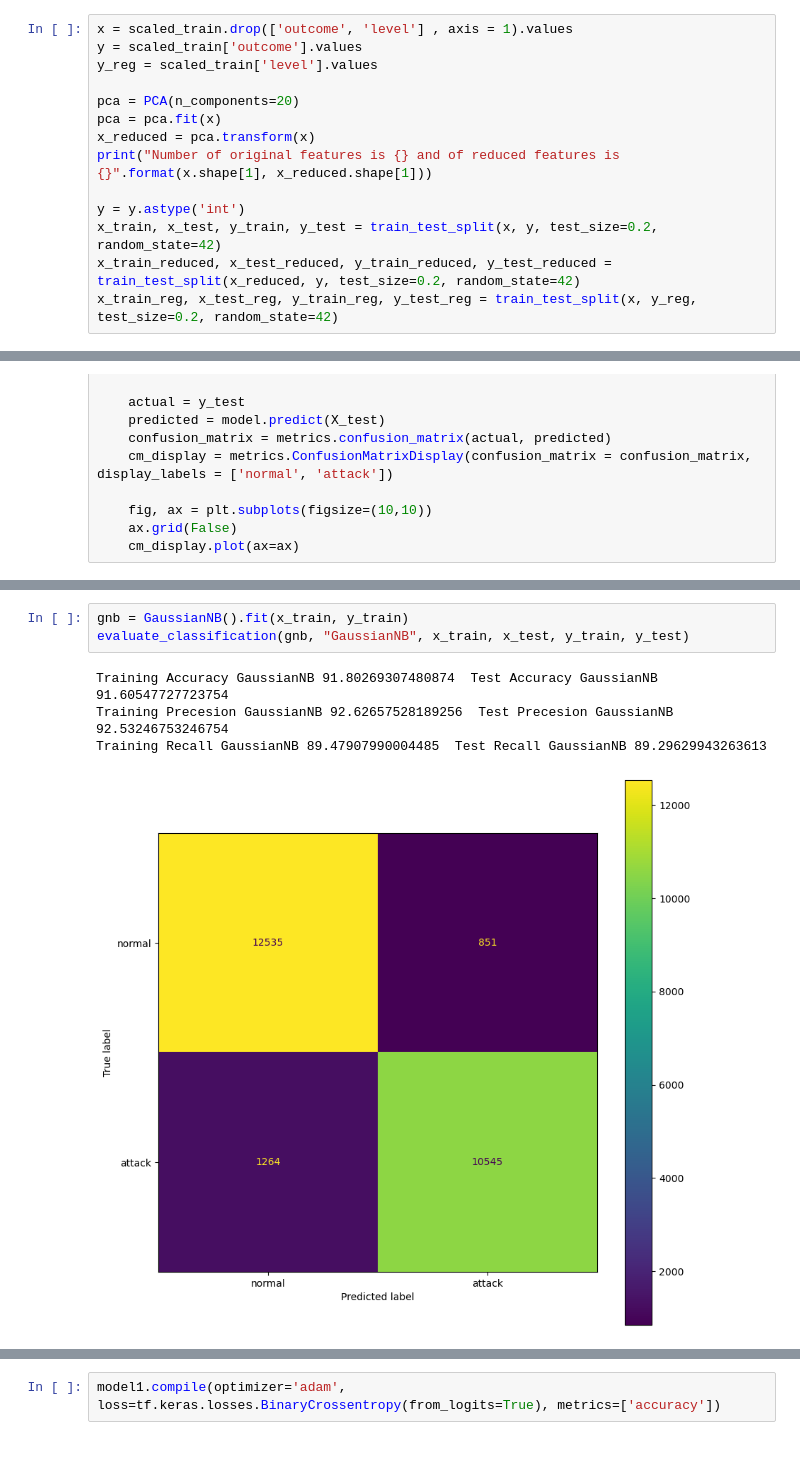
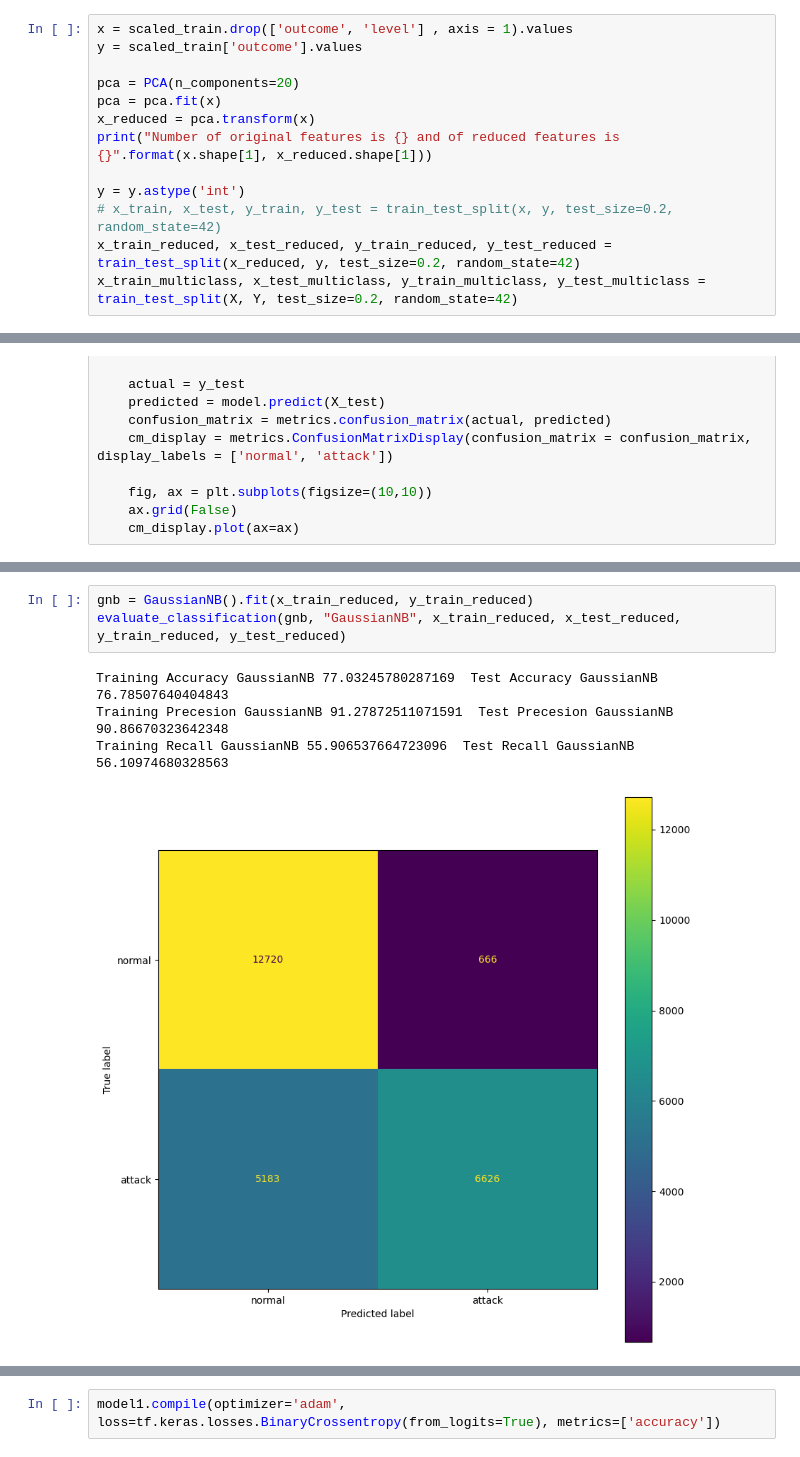
Before and after one commit to soham31415/EDI_IDS, a Jupyter notebook: EDI.ipynb, the cells around one changed output, grey strips where cells are left out. Drawn from its saved outputs; the diff is of its cells as text.

```diff
--- a/EDI.ipynb
+++ b/EDI.ipynb
@@ -164,7 +204,6 @@ data_train.head(10)
 # %%
 x = scaled_train.drop(['outcome', 'level'] , axis = 1).values
 y = scaled_train['outcome'].values
-y_reg = scaled_train['level'].values
 
 pca = PCA(n_components=20)
 pca = pca.fit(x)
@@ -172,9 +211,9 @@ x_reduced = pca.transform(x)
 print("Number of original features is {} and of reduced features is {}".format(x.shape[1], x_reduced.shape[1]))
 
 y = y.astype('int')
-x_train, x_test, y_train, y_test = train_test_split(x, y, test_size=0.2, random_state=42)
+# x_train, x_test, y_train, y_test = train_test_split(x, y, test_size=0.2, random_state=42)
 x_train_reduced, x_test_reduced, y_train_reduced, y_test_reduced = train_test_split(x_reduced, y, test_size=0.2, random_state=42)
-x_train_reg, x_test_reg, y_train_reg, y_test_reg = train_test_split(x, y_reg, test_size=0.2, random_state=42)
+x_train_multiclass, x_test_multiclass, y_train_multiclass, y_test_multiclass = train_test_split(X, Y, test_size=0.2, random_state=42)
 # %% [output]
 Number of original features is 122 and of reduced features is 20
 # %%
@@ -220,9 +251,9 @@ Training Recall KNeighborsClassifier 98.73133850195424  Test Recall KNeighborsCl
 [figure]
 # %%
-gnb = GaussianNB().fit(x_train, y_train)
-evaluate_classification(gnb, "GaussianNB", x_train, x_test, y_train, y_test)
+gnb = GaussianNB().fit(x_train_reduced, y_train_reduced)
+evaluate_classification(gnb, "GaussianNB", x_train_reduced, x_test_reduced, y_train_reduced, y_test_reduced)
 # %% [output]
-Training Accuracy GaussianNB 91.80269307480874  Test Accuracy GaussianNB 91.60547727723754
-Training Precesion GaussianNB 92.62657528189256  Test Precesion GaussianNB 92.53246753246754
-Training Recall GaussianNB 89.47907990004485  Test Recall GaussianNB 89.29629943263613
+Training Accuracy GaussianNB 77.03245780287169  Test Accuracy GaussianNB 76.78507640404843
+Training Precesion GaussianNB 91.27872511071591  Test Precesion GaussianNB 90.86670323642348
+Training Recall GaussianNB 55.906537664723096  Test Recall GaussianNB 56.10974680328563
-[figure, old version]
+[figure, new version]
```
Also changed, not shown: parts of 34 cells of this notebook.
